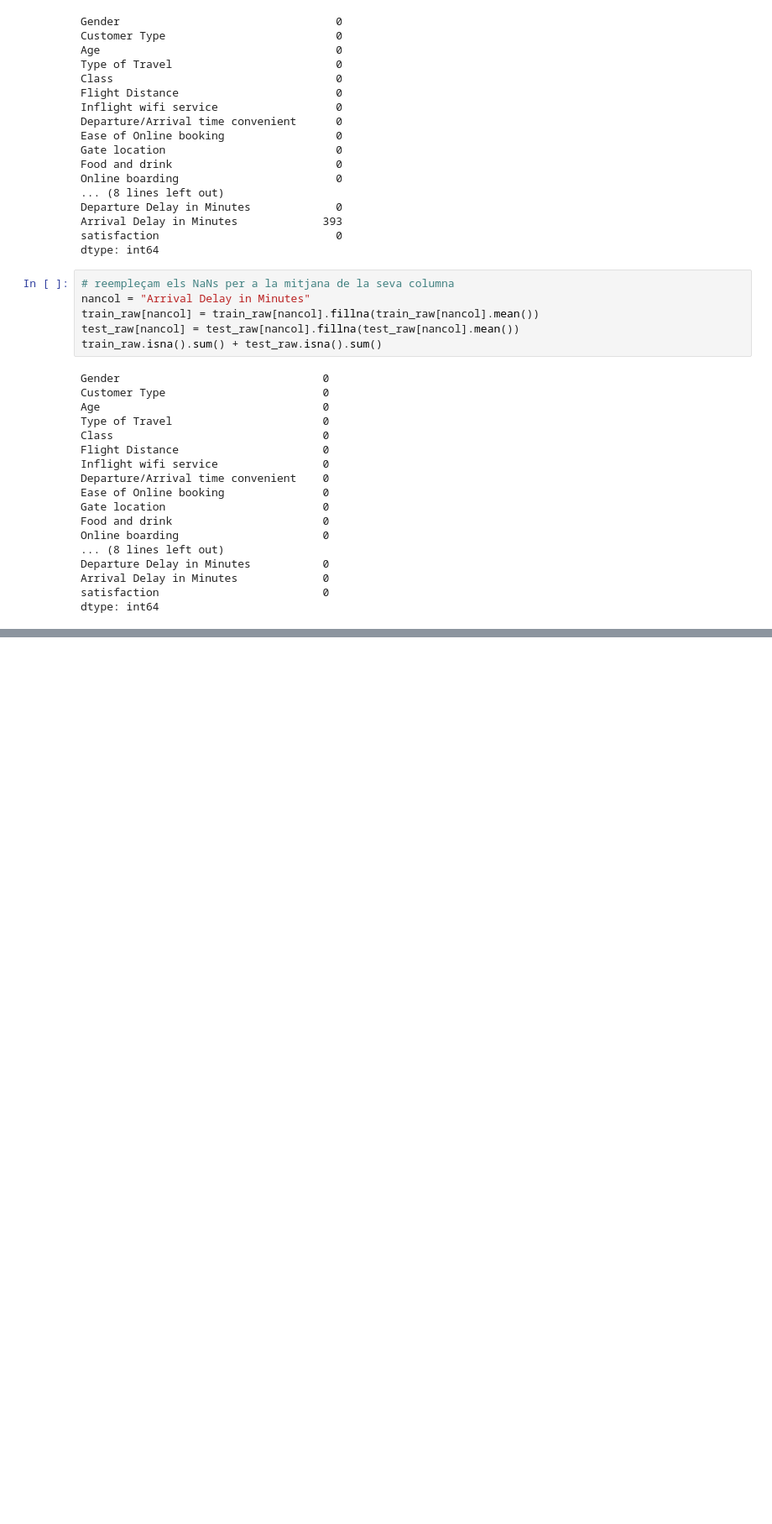
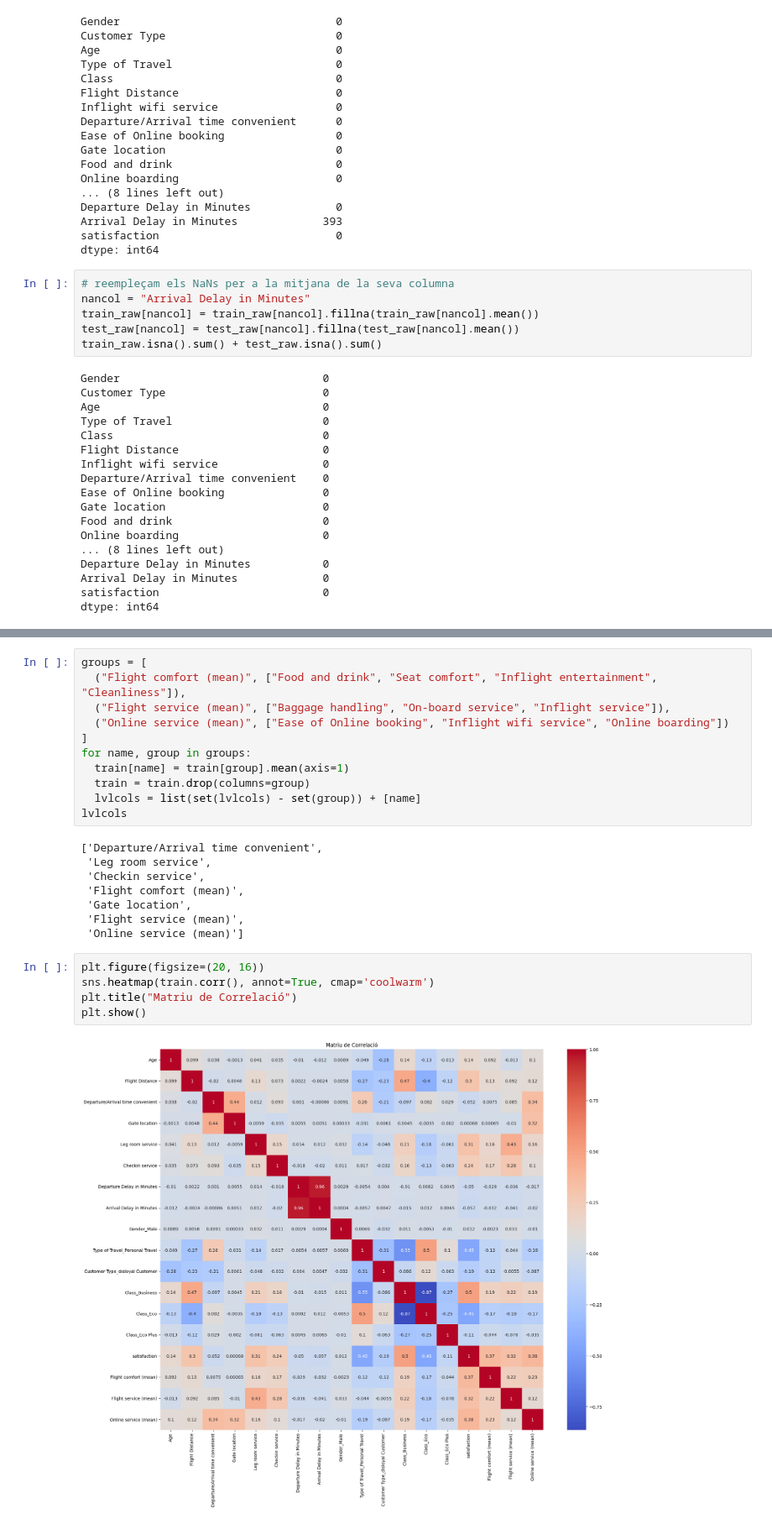
Before and after one commit to serafi-nebot-uib/ia_2025, a Jupyter notebook: notebooks/practica-3/main.ipynb, the cells around one changed output, grey strips where cells are left out. Shown at 84% size. Saved outputs shown, nothing was run; the diff lists cells and outputs as text; blank space fills up the shorter version.

```diff
--- a/notebooks/practica-3/main.ipynb
+++ b/notebooks/practica-3/main.ipynb
@@ -248,0 +240,26 @@ KeyError: "['Customer Type', 'Class'] not in index"
+# %%
+groups = [
+  ("Flight comfort (mean)", ["Food and drink", "Seat comfort", "Inflight entertainment", "Cleanliness"]),
+  ("Flight service (mean)", ["Baggage handling", "On-board service", "Inflight service"]),
+  ("Online service (mean)", ["Ease of Online booking", "Inflight wifi service", "Online boarding"])
+]
+for name, group in groups:
+  train[name] = train[group].mean(axis=1)
+  train = train.drop(columns=group)
+  lvlcols = list(set(lvlcols) - set(group)) + [name]
+lvlcols
+# %% [output]
+['Departure/Arrival time convenient',
+ 'Leg room service',
+ 'Checkin service',
+ 'Flight comfort (mean)',
+ 'Gate location',
+ 'Flight service (mean)',
+ 'Online service (mean)']
+# %%
+plt.figure(figsize=(20, 16))
+sns.heatmap(train.corr(), annot=True, cmap='coolwarm')
+plt.title("Matriu de Correlació")
+plt.show()
+# %% [output]
+[figure, added]
```
Also changed, not shown: parts of 22 cells of this notebook.
